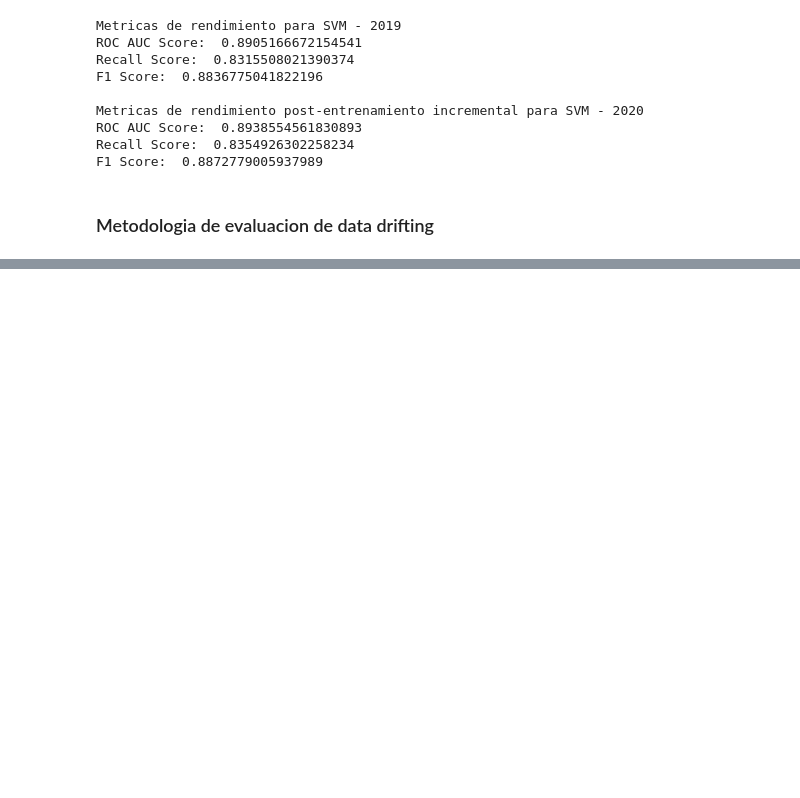
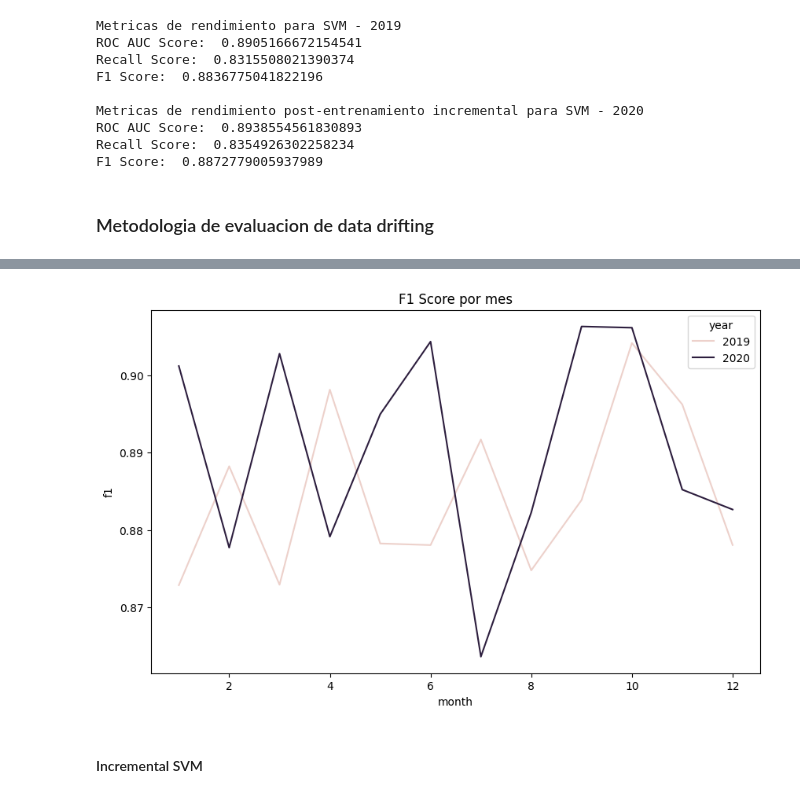
Before and after one commit to andresdlRoca/CC_Fraud_ML, a Jupyter notebook: cc_fraud.ipynb, the cells around one changed output, grey strips where cells are left out. Saved outputs shown, nothing was run; the diff lists cells and outputs as text; code cells hidden in the pictures; blank space fills up the shorter version.

Commit message:
Entrenamiento incremental mensual

```diff
--- a/cc_fraud.ipynb
+++ b/cc_fraud.ipynb
@@ -494,0 +634,10 @@ F1 Score:  0.8872779005937989
+# %%
+# Graficar f1 score
+plt.figure(figsize=(10, 6))
+sns.lineplot(x='month', y='f1', data=history, hue='year')
+plt.title('F1 Score por mes')
+plt.show()
+# %% [output]
+[figure, added]
+# %% [markdown]
+#### Incremental SVM
```
Also changed, not shown: parts of 11 cells of this notebook.
